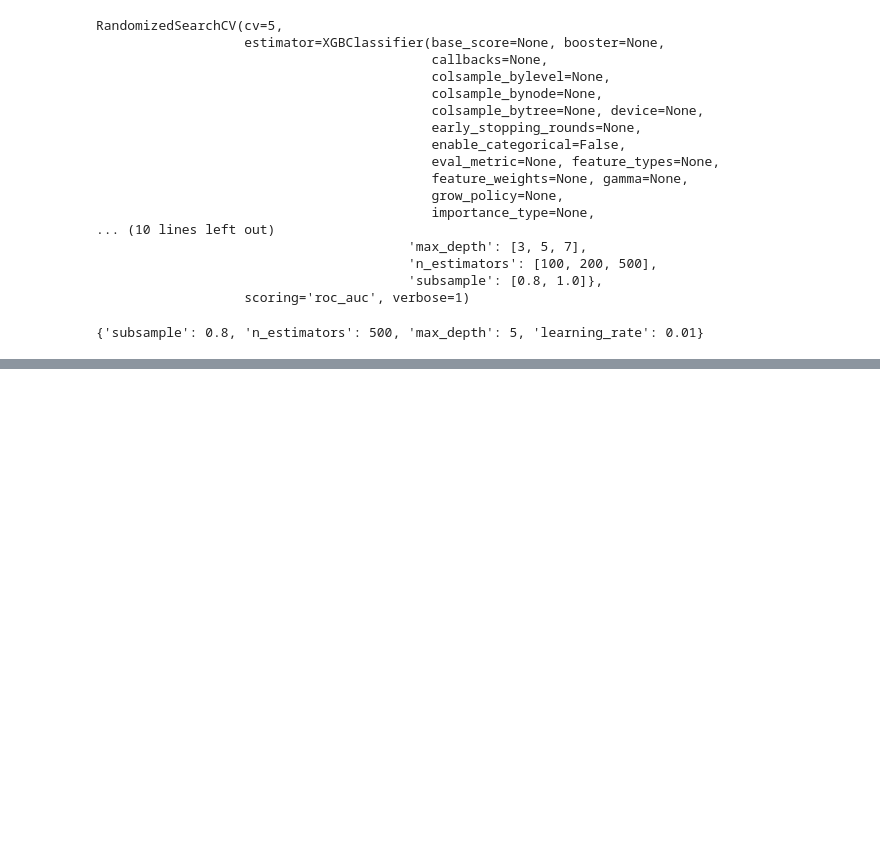
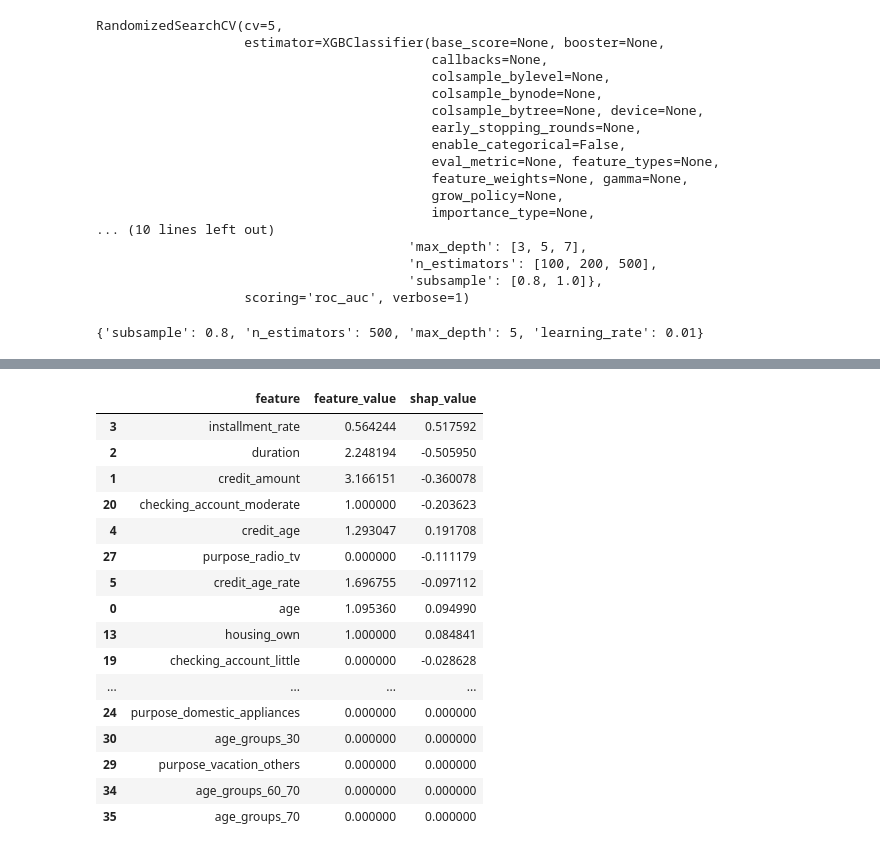
Before and after one commit to lwawrowski/cdv_bigdata, a Jupyter notebook: metody_analizy_przetwarzania_danych/2024_2025/gr2/20250427_klasyfikacja.ipynb, the cells around one changed output, grey strips where cells are left out. Drawn from its saved outputs; the diff is of its cells as text; code cells hidden in the pictures; blank space fills up the shorter version.

```diff
--- a/metody_analizy_przetwarzania_danych/2024_2025/gr2/20250427_klasyfikacja.ipynb
+++ b/metody_analizy_przetwarzania_danych/2024_2025/gr2/20250427_klasyfikacja.ipynb
@@ -500,0 +652,34 @@ grid_search.best_params_
+# %%
+import shap
+
+explainer = shap.Explainer(clf_xgb_best)
+shap_values = explainer(X_test)
+# %%
+instance_idx = 2
+
+shap_results = pd.DataFrame({
+    'feature': X.columns,
+    'feature_value': X_test.iloc[instance_idx].values,
+    'shap_value': shap_values[instance_idx].values
+})
+
+shap_results = shap_results.sort_values(by='shap_value', ascending=False, key=abs)
+shap_results
+# %% [output]
+|  | feature | feature_value | shap_value |
+| 3 | installment_rate | 0.564244 | 0.517592 |
+| 2 | duration | 2.248194 | -0.505950 |
+| 1 | credit_amount | 3.166151 | -0.360078 |
+| 20 | checking_account_moderate | 1.000000 | -0.203623 |
+| 4 | credit_age | 1.293047 | 0.191708 |
+| 27 | purpose_radio_tv | 0.000000 | -0.111179 |
+| 5 | credit_age_rate | 1.696755 | -0.097112 |
+| 0 | age | 1.095360 | 0.094990 |
+| 13 | housing_own | 1.000000 | 0.084841 |
+| 19 | checking_account_little | 0.000000 | -0.028628 |
+| ... | ... | ... | ... |
+| 24 | purpose_domestic_appliances | 0.000000 | 0.000000 |
+| 30 | age_groups_30 | 0.000000 | 0.000000 |
+| 29 | purpose_vacation_others | 0.000000 | 0.000000 |
+| 34 | age_groups_60_70 | 0.000000 | 0.000000 |
+| 35 | age_groups_70 | 0.000000 | 0.000000 |
```
Also changed, not shown: parts of 9 cells of this notebook, 1 other file.
